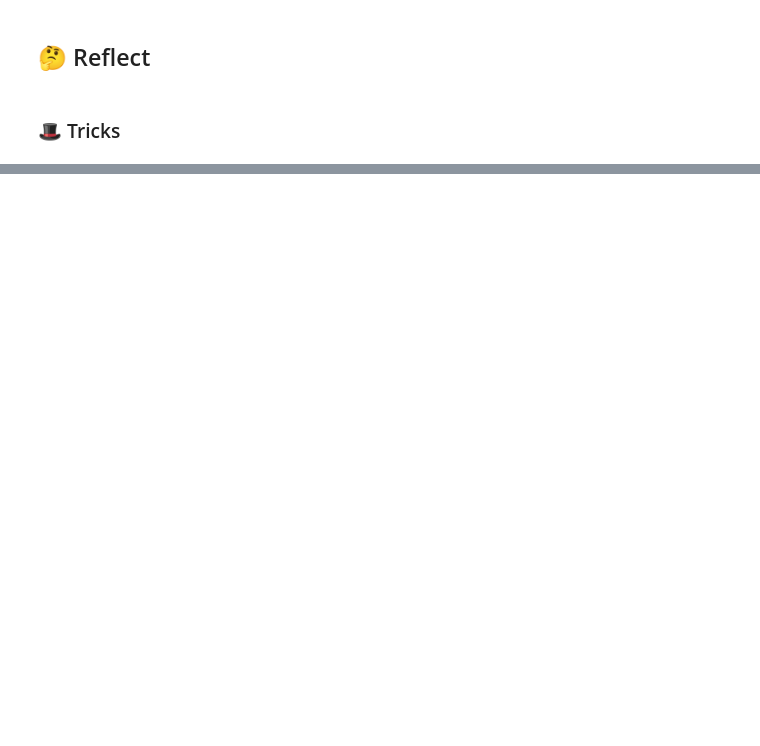
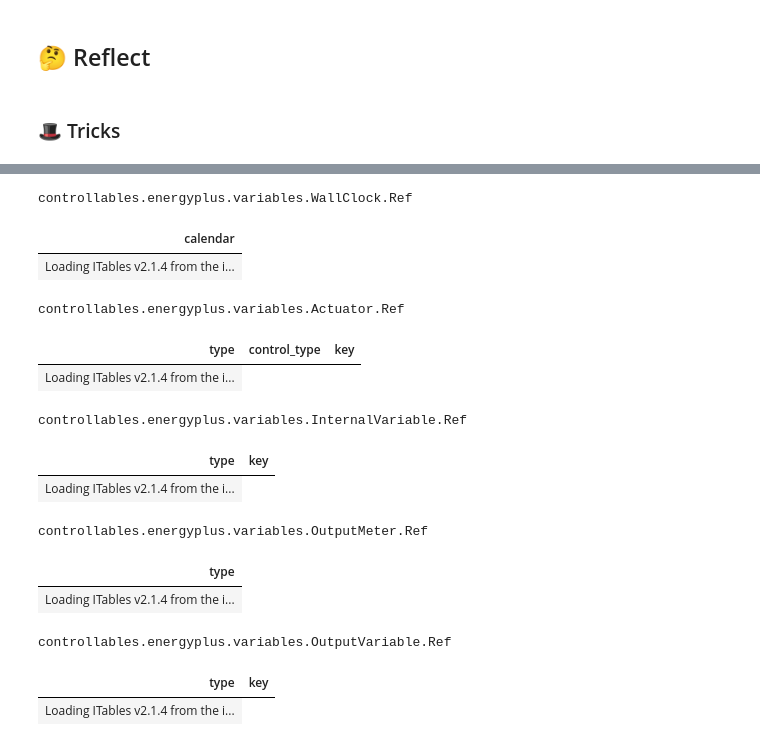
Before and after one commit to BuildingGym/controllables-energyplus, a Jupyter notebook: docs/controllables/energyplus/content/tutorials/002_interactions.ipynb, the cells around one changed output, grey strips where cells are left out. Drawn from its saved outputs; the diff is of its cells as text; code cells hidden in the pictures; blank space fills up the shorter version.

```diff
--- a/docs/controllables/energyplus/content/tutorials/002_interactions.ipynb
+++ b/docs/controllables/energyplus/content/tutorials/002_interactions.ipynb
@@ -27,7 +27,7 @@ from energyplus.dataset.basic import dataset as _epds_
 world = World(
     input=World.Specs.Input(
         world=(
-            _epds_.models / 'ASHRAE901_OfficeLarge_STD2019_Denver_Chiller205_Detailed.idf'
+            _epds_.models / '1ZoneEvapCooler.idf'
         ),
         weather=(_epds_.weathers / 'USA_CO_Denver-Aurora-Buckley.AFB.724695_TMY3.epw'),
     ),
@@ -172,0 +145,18 @@ _pandas_.DataFrame(world.variables.available_keys().group(type)[OutputMeter.Ref]
+# %%
+world.variables.available_keys()
+# %% [output]
+controllables.energyplus.variables.WallClock.Ref
+| calendar |
+| Loading ITables v2.1.4 from the i... |
+controllables.energyplus.variables.Actuator.Ref
+| type | control_type | key |
+| Loading ITables v2.1.4 from the i... |
+controllables.energyplus.variables.InternalVariable.Ref
+| type | key |
+| Loading ITables v2.1.4 from the i... |
+controllables.energyplus.variables.OutputMeter.Ref
+| type |
+| Loading ITables v2.1.4 from the i... |
+controllables.energyplus.variables.OutputVariable.Ref
+| type | key |
+| Loading ITables v2.1.4 from the i... |
```
Also changed, not shown: parts of 7 cells of this notebook, 39 other files.
